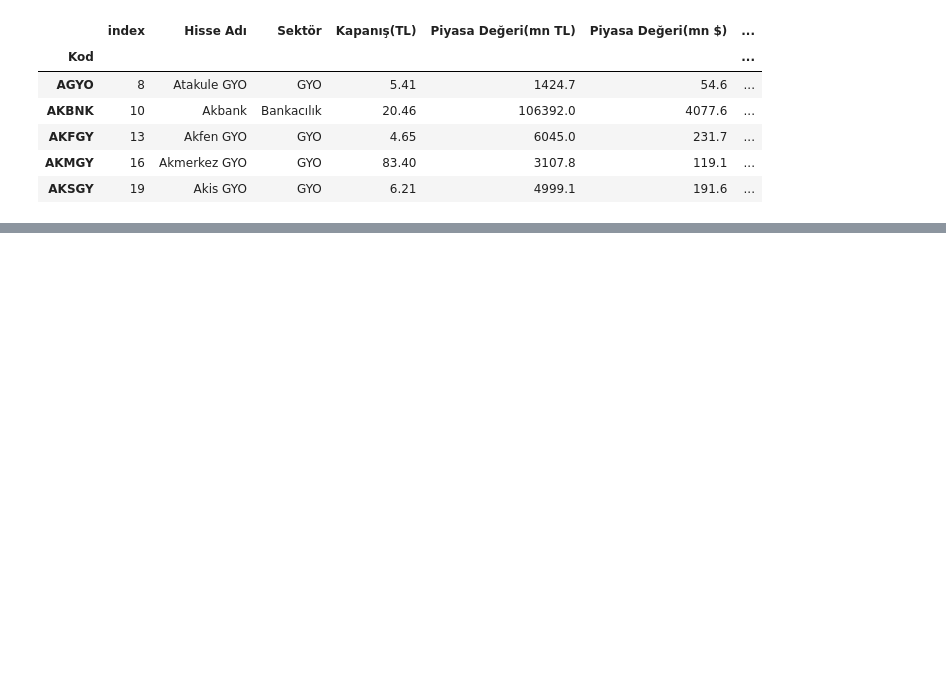
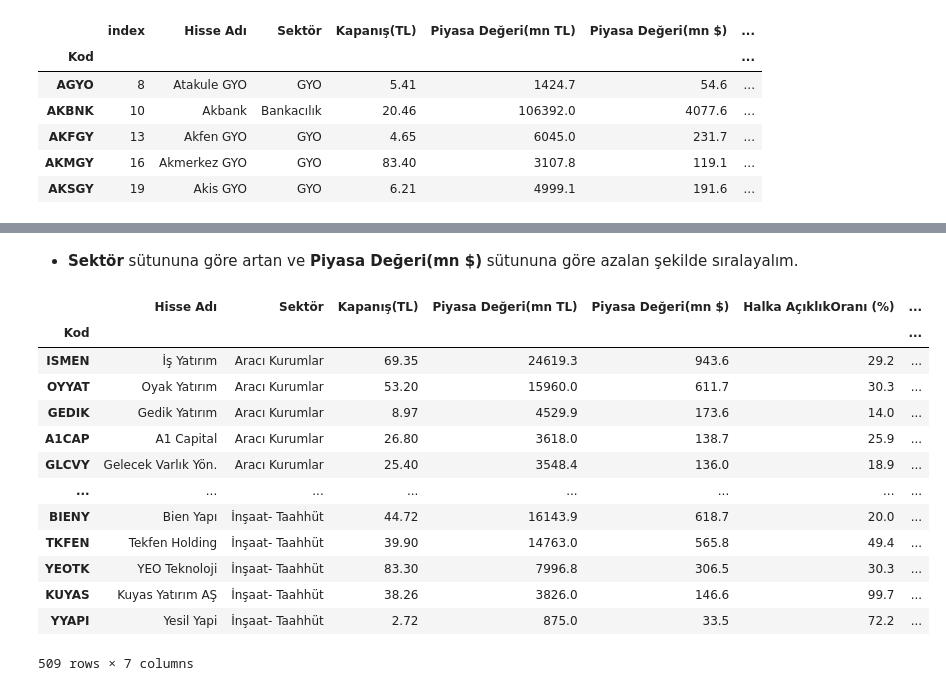
Before and after one commit to YusufAltuntas/pandas-tutorial, a Jupyter notebook: pandas-tutorial.ipynb, the cells around one changed output, grey strips where cells are left out. Cells and saved outputs as stored; diff of their text form; code cells hidden in the pictures; blank space fills up the shorter version.

```diff
--- a/pandas-tutorial.ipynb
+++ b/pandas-tutorial.ipynb
@@ -1167,0 +1952,20 @@ df_sektor.head()
+# %% [markdown]
+* **Sektör** sütununa göre artan ve **Piyasa Değeri(mn $)** sütununa göre azalan şekilde sıralayalım.
+# %%
+df.sort_values(by=["Sektör", "Piyasa Değeri(mn $)"], ascending=[True, False], inplace=True)
+df
+# %% [output]
+|  | Hisse Adı | Sektör | Kapanış(TL) | Piyasa Değeri(mn TL) | Piyasa Değeri(mn $) | Halka AçıklıkOranı (%) | ... |
+| Kod |  |  |  |  |  |  | ... |
+| ISMEN | İş Yatırım | Aracı Kurumlar | 69.35 | 24619.3 | 943.6 | 29.2 | ... |
+| OYYAT | Oyak Yatırım | Aracı Kurumlar | 53.20 | 15960.0 | 611.7 | 30.3 | ... |
+| GEDIK | Gedik Yatırım | Aracı Kurumlar | 8.97 | 4529.9 | 173.6 | 14.0 | ... |
+| A1CAP | A1 Capital | Aracı Kurumlar | 26.80 | 3618.0 | 138.7 | 25.9 | ... |
+| GLCVY | Gelecek Varlık Yön. | Aracı Kurumlar | 25.40 | 3548.4 | 136.0 | 18.9 | ... |
+| ... | ... | ... | ... | ... | ... | ... | ... |
+| BIENY | Bien Yapı | İnşaat- Taahhüt | 44.72 | 16143.9 | 618.7 | 20.0 | ... |
+| TKFEN | Tekfen Holding | İnşaat- Taahhüt | 39.90 | 14763.0 | 565.8 | 49.4 | ... |
+| YEOTK | YEO Teknoloji | İnşaat- Taahhüt | 83.30 | 7996.8 | 306.5 | 30.3 | ... |
+| KUYAS | Kuyas Yatırım AŞ | İnşaat- Taahhüt | 38.26 | 3826.0 | 146.6 | 99.7 | ... |
+| YYAPI | Yesil Yapi | İnşaat- Taahhüt | 2.72 | 875.0 | 33.5 | 72.2 | ... |
+509 rows × 7 columns
```
Also changed, not shown: parts of 109 cells of this notebook.
